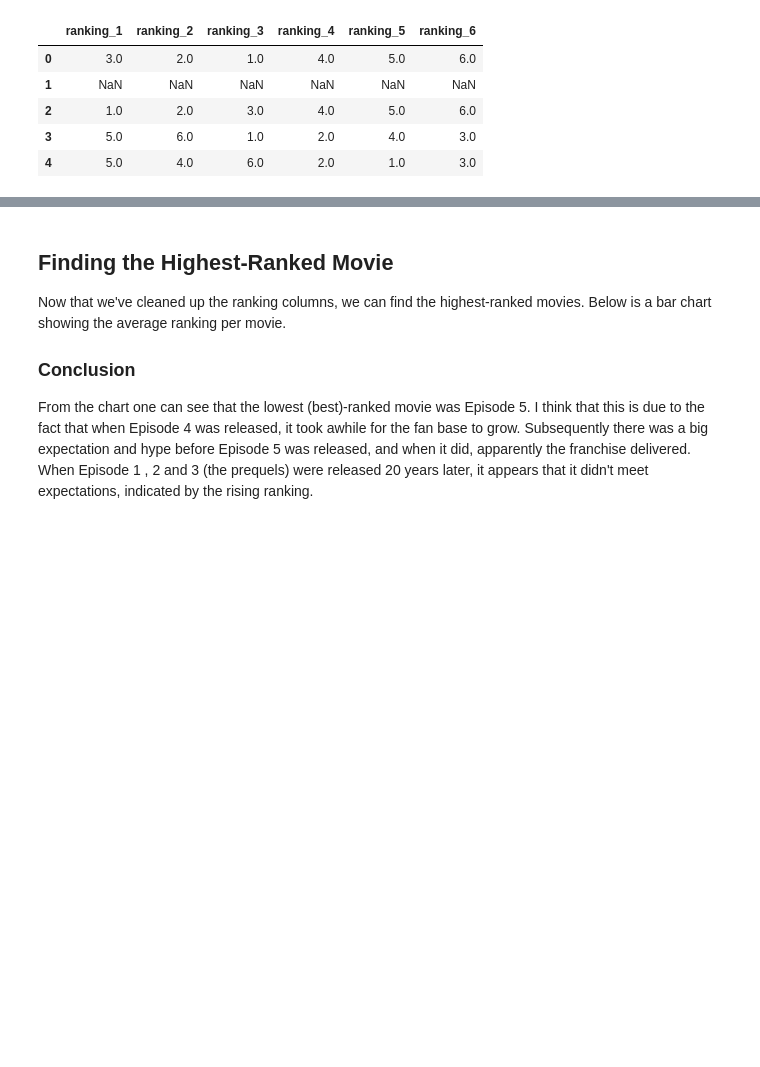
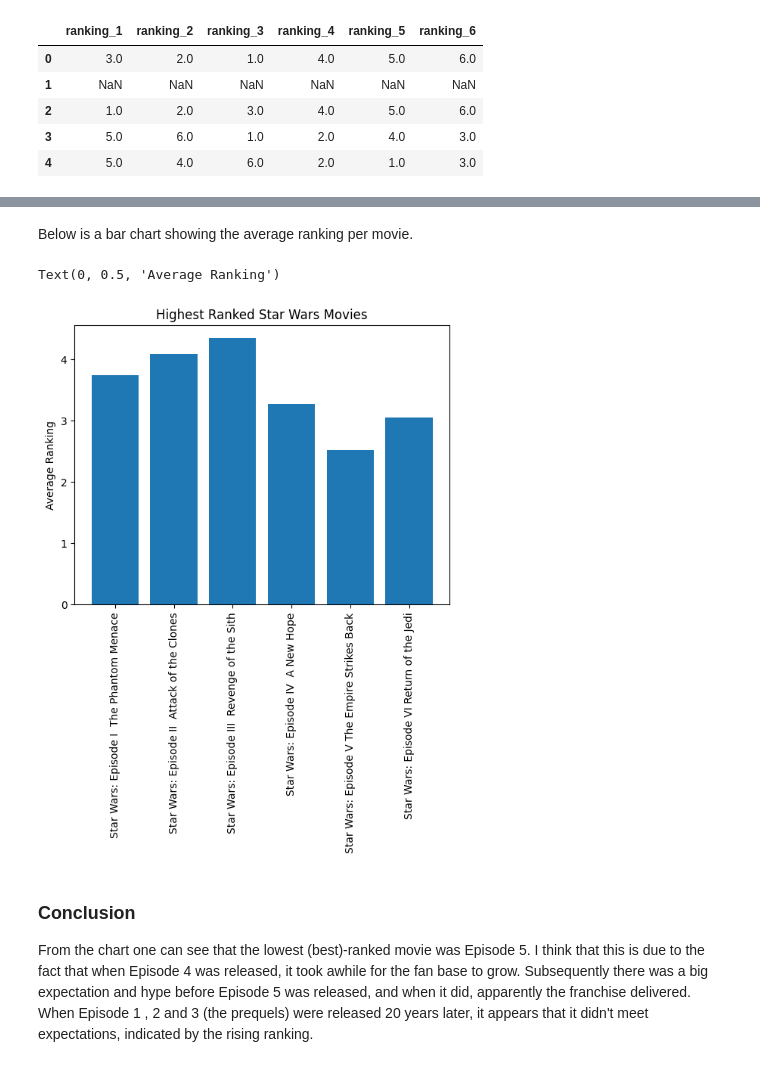
Before and after one commit to skillspark/learn-data-analysis, a Jupyter notebook: StarWars.ipynb, the cells around one changed output, grey strips where cells are left out. Saved outputs shown, nothing was run; the diff lists cells and outputs as text; code cells hidden in the pictures; blank space fills up the shorter version.

```diff
--- a/StarWars.ipynb
+++ b/StarWars.ipynb
@@ -153,0 +162,4 @@ star_wars[star_wars.columns[9:15]].head()
+# %%
+# create a dataframe with the average per movie
+avg_ranking = star_wars[star_wars.columns[9:15]].mean()
+print(avg_ranking)
@@ -154,7 +174,19 @@ star_wars[star_wars.columns[9:15]].head()
+# %% [markdown]
+Below is a bar chart showing the average ranking per movie.
+# %%
+# show a bar chart to compare each movie's average ranking
+%matplotlib inline
+
+eps = ep_map.keys()
+eps = [item for item in eps if not(pd.isnull(item)) == True]
+plt.bar(range(6), avg_ranking)
+plt.title('Highest Ranked Star Wars Movies')
+plt.xticks([0,1,2,3,4,5],eps)
+plt.xticks(rotation=90)
+plt.ylabel('Average Ranking')
+# %% [output]
+Text(0, 0.5, 'Average Ranking')
+[figure, added]
 # %% [markdown]
-## Finding the Highest-Ranked Movie
-Now that we've cleaned up the ranking columns, we can find the highest-ranked movies.
-Below is a bar chart showing the average ranking per movie.
-
 ### Conclusion
 From the chart one can see that the lowest (best)-ranked movie was Episode 5. I think that this is due to the fact that when Episode 4 was released, it took awhile for the fan base to grow. Subsequently there was a big expectation and hype before Episode 5 was released, and when it did, apparently the franchise delivered. When  Episode 1 , 2 and 3 (the prequels) were released 20 years later, it appears that it didn't meet expectations, indicated by the rising ranking.
```
Also changed, not shown: parts of 18 cells of this notebook.
